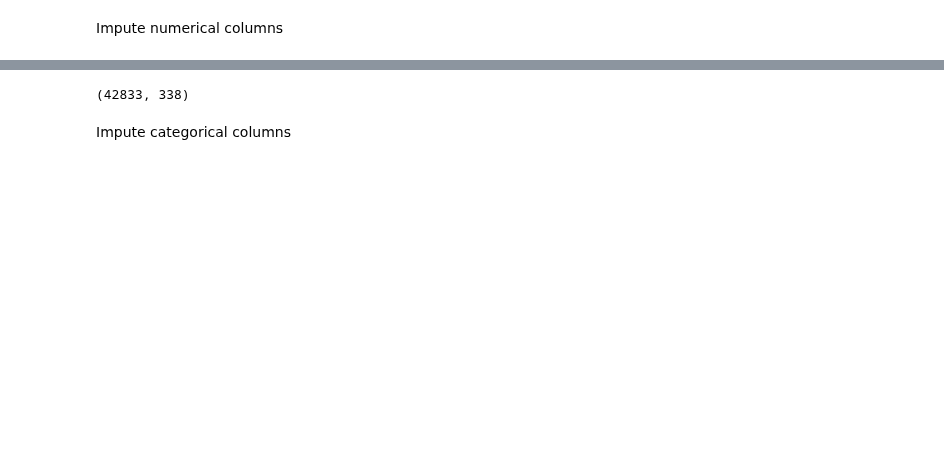
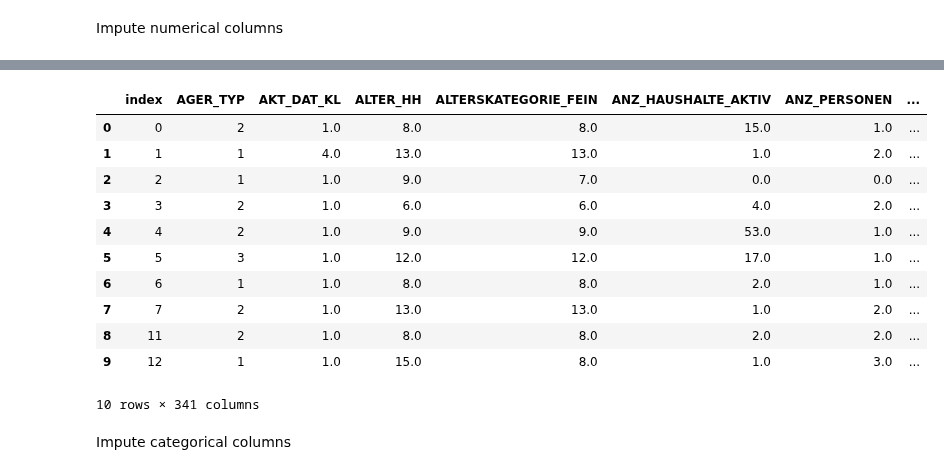
Before and after one commit to AlbertoDeBlas/MLEngineerNanodegreeCapstone, a Jupyter notebook: Arvato Project Workbook Part 2 Supervised Learning Model.ipynb, the cells around one changed output, grey strips where cells are left out. Drawn from its saved outputs; the diff is of its cells as text; code cells hidden in the pictures; blank space fills up the shorter version.

```diff
--- a/Arvato Project Workbook Part 2 Supervised Learning Model.ipynb
+++ b/Arvato Project Workbook Part 2 Supervised Learning Model.ipynb
@@ -319,14 +338,22 @@ Wall time: 7min 46s
 # %%
 imputed_mailout_train = imp_mean.transform(numerical_mailout_train)
-# %%
-main_list = np.setdiff1d(numerical_mailout_train.columns,numerical_mailout_test.columns)
-main_list
-#numerical_mailout_train['test']
-imputed_mailout_test.shape
-# %% [output]
-(42833, 338)
 # %%
 imputed_mailout_test = imp_mean.transform(numerical_mailout_test)
+# %%
+mailout_train_df.head(10)
+# %% [output]
+|  | index | AGER_TYP | AKT_DAT_KL | ALTER_HH | ALTERSKATEGORIE_FEIN | ANZ_HAUSHALTE_AKTIV | ANZ_PERSONEN | ... |
+| 0 | 0 | 2 | 1.0 | 8.0 | 8.0 | 15.0 | 1.0 | ... |
+| 1 | 1 | 1 | 4.0 | 13.0 | 13.0 | 1.0 | 2.0 | ... |
+| 2 | 2 | 1 | 1.0 | 9.0 | 7.0 | 0.0 | 0.0 | ... |
+| 3 | 3 | 2 | 1.0 | 6.0 | 6.0 | 4.0 | 2.0 | ... |
+| 4 | 4 | 2 | 1.0 | 9.0 | 9.0 | 53.0 | 1.0 | ... |
+| 5 | 5 | 3 | 1.0 | 12.0 | 12.0 | 17.0 | 1.0 | ... |
+| 6 | 6 | 1 | 1.0 | 8.0 | 8.0 | 2.0 | 1.0 | ... |
+| 7 | 7 | 2 | 1.0 | 13.0 | 13.0 | 1.0 | 2.0 | ... |
+| 8 | 11 | 2 | 1.0 | 8.0 | 8.0 | 2.0 | 2.0 | ... |
+| 9 | 12 | 1 | 1.0 | 15.0 | 8.0 | 1.0 | 3.0 | ... |
+10 rows × 341 columns
 # %%
 mailout_train_df.update(pd.DataFrame(imputed_mailout_train, columns = numerical_mailout_train.columns))
 # %%
```
Also changed, not shown: parts of 29 cells of this notebook.
